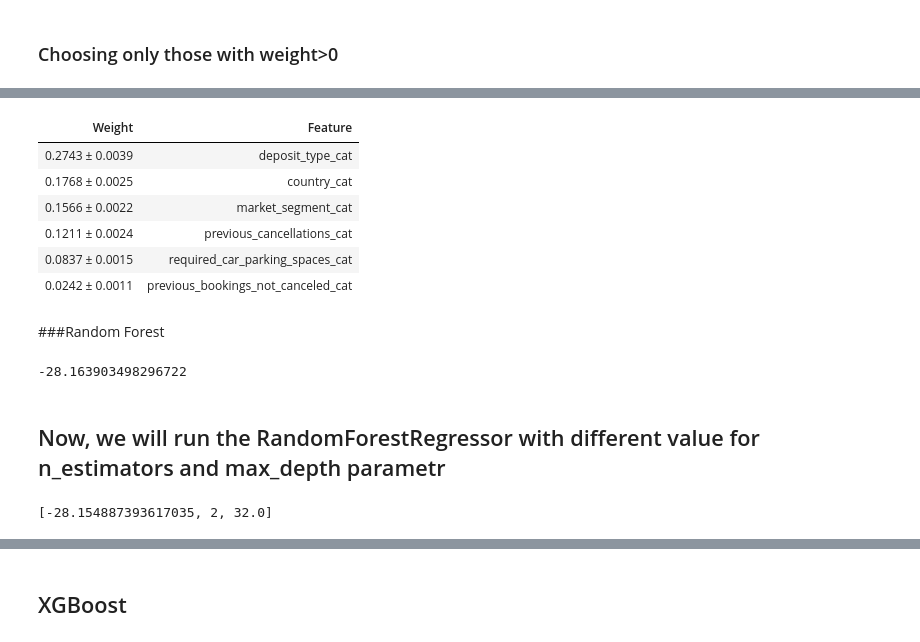
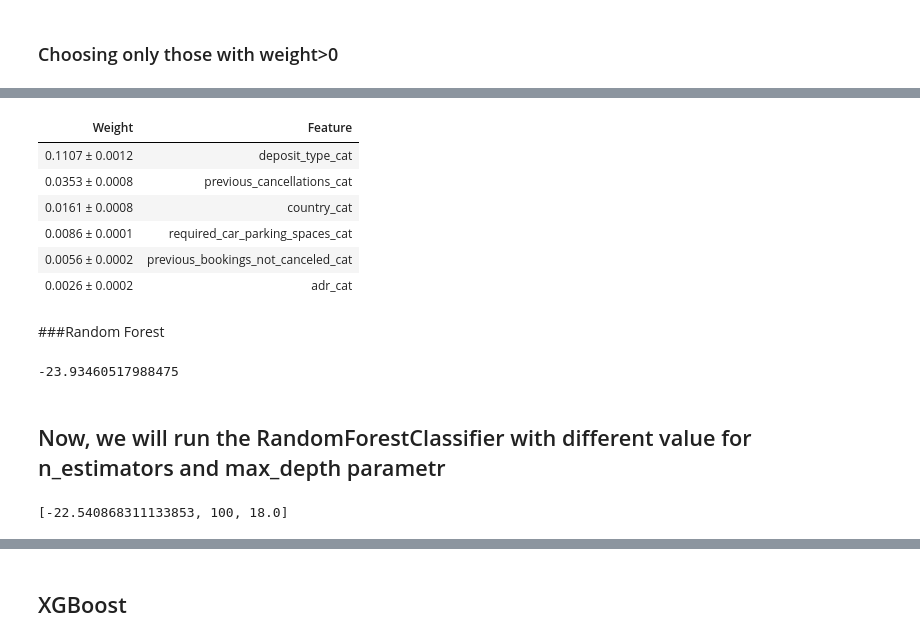
Before and after one commit to baczynska/Booking_hotel_project, a Jupyter notebook: booking_hotel.ipynb, the cells around one changed output, grey strips where cells are left out. Cells and saved outputs as stored; diff of their text form; code cells hidden in the pictures.

```diff
--- a/booking_hotel.ipynb
+++ b/booking_hotel.ipynb
@@ -157,7 +174,6 @@ the_most_important_feats=["deposit_type_cat",
 # %%
 X = my_data[the_most_important_feats].values
 
-model = DecisionTreeRegressor(max_depth=5)
 scores = cross_val_score(model, X, y, cv=3, scoring='neg_mean_absolute_error')
 np.mean(scores)*100
 # %% [output]
@@ -165,10 +181,9 @@ np.mean(scores)*100
 # %%
 X = my_data[the_most_important_feats].values
 
-m = DecisionTreeRegressor(max_depth=5)
-m.fit(X, y)
+model.fit(X, y)
 
-imp = PermutationImportance(m, random_state=0).fit(X, y)
+imp = PermutationImportance(model, random_state=0).fit(X, y)
 eli5.show_weights(imp, feature_names=the_most_important_feats)
 # %% [output]
 | Weight | Feature |
@@ -186,14 +201,13 @@ eli5.show_weights(imp, feature_names=the_most_important_feats)
 # %%
 important_feats = [ "deposit_type_cat",
-"market_segment_cat",
 "previous_cancellations_cat",
+"adr_cat",
 "country_cat",
 "required_car_parking_spaces_cat",
 "previous_bookings_not_canceled_cat"]
 # %%
 X = my_data[important_feats].values
 
-model = DecisionTreeRegressor(max_depth=5)
 scores = cross_val_score(model, X, y, cv=3, scoring='neg_mean_absolute_error')
 np.mean(scores)*100
 # %% [output]
@@ -201,30 +215,29 @@ np.mean(scores)*100
 # %%
-m = DecisionTreeRegressor(max_depth=5)
-m.fit(X, y)
+model.fit(X, y)
 
-imp = PermutationImportance(m, random_state=0).fit(X, y)
+imp = PermutationImportance(model, random_state=0).fit(X, y)
 eli5.show_weights(imp, feature_names=important_feats)
 # %% [output]
 | Weight | Feature |
-| 0.2743 ± 0.0039 | deposit_type_cat |
-| 0.1768 ± 0.0025 | country_cat |
-| 0.1566 ± 0.0022 | market_segment_cat |
-| 0.1211 ± 0.0024 | previous_cancellations_cat |
-| 0.0837 ± 0.0015 | required_car_parking_spaces_cat |
-| 0.0242 ± 0.0011 | previous_bookings_not_canceled_cat |
+| 0.1107 ± 0.0012 | deposit_type_cat |
+| 0.0353 ± 0.0008 | previous_cancellations_cat |
+| 0.0161 ± 0.0008 | country_cat |
+| 0.0086 ± 0.0001 | required_car_parking_spaces_cat |
+| 0.0056 ± 0.0002 | previous_bookings_not_canceled_cat |
+| 0.0026 ± 0.0002 | adr_cat |
 # %% [markdown]
 ###Random Forest
 # %%
 train_X, val_X, train_y, val_y = train_test_split(X, y, random_state = 0)
-forest_model = RandomForestRegressor(random_state=1)
+forest_model = RandomForestClassifier(random_state=1)
 forest_model.fit(train_X, train_y)
 
 scores = cross_val_score(forest_model, val_X, val_y, cv=3, scoring='neg_mean_absolute_error')
 np.mean(scores)*100
 # %% [output]
--28.163903498296722
+-23.93460517988475
 # %% [markdown]
-## Now, we will run the RandomForestRegressor with different value for n_estimators and max_depth parametr
+## Now, we will run the RandomForestClassifier with different value for n_estimators and max_depth parametr
 # %%
 n_estimators = [2, 4, 8, 16, 32, 64, 100, 200]
 max_depths = np.linspace(1, 32, 32, endpoint=True)
@@ -235,7 +248,7 @@ for i, estm in enumerate(n_estimators):
   res_tab[i] =[]
   for md in max_depths:
 
-    forest_model_adv = RandomForestRegressor(max_depth=md, n_estimators=estm, random_state=1)
+    forest_model_adv = RandomForestClassifier(max_depth=md, n_estimators=estm, random_state=1)
     forest_model_adv.fit(train_X, train_y)
 
     scores = cross_val_score(forest_model_adv, val_X, val_y, cv=3, scoring='neg_mean_absolute_error')
@@ -246,7 +259,7 @@ for i, estm in enumerate(n_estimators):
 res.sort(reverse=True)
 res[0]
 # %% [output]
-[-28.154887393617035, 2, 32.0]
+[-22.540868311133853, 100, 18.0]
 # %%
 color = ['r', 'black', 'b', 'y', 'g', 'c', 'm', 'k']
 for i, co in enumerate(color):
```
Also changed, not shown: parts of 12 cells of this notebook.
